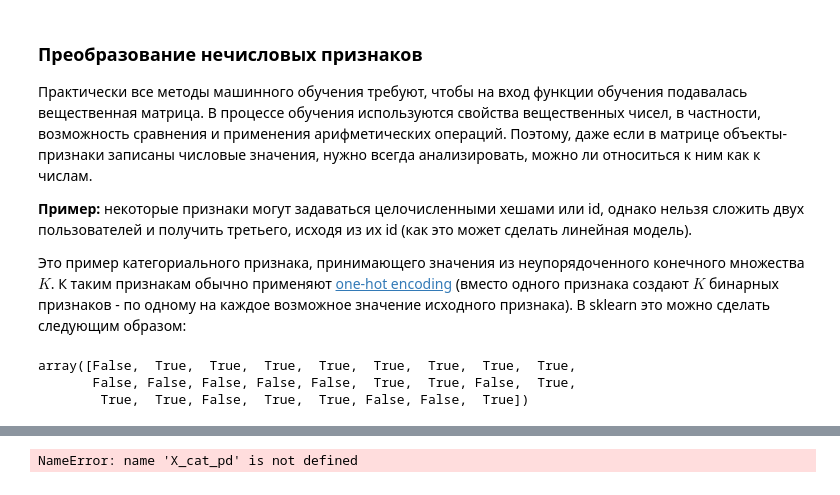
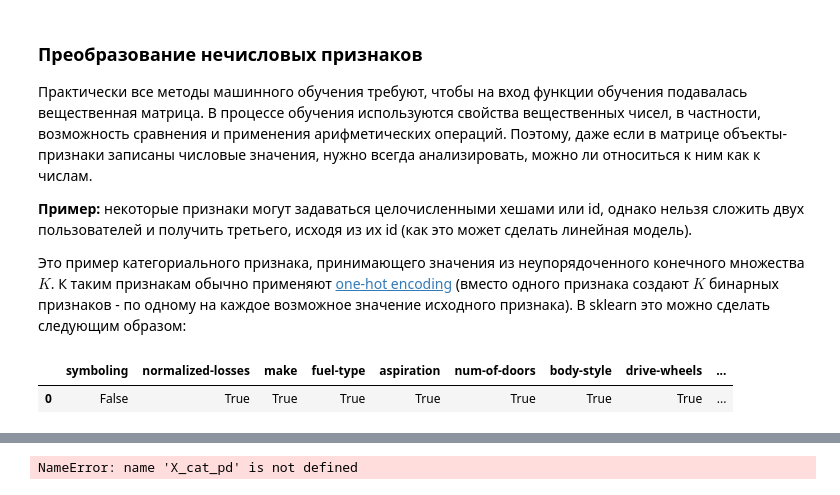
Before and after one commit to vbaryshev4/Data_Science, a Jupyter notebook: hw03/task3.ipynb, the cells around one changed output, grey strips where cells are left out. Saved outputs shown, nothing was run; the diff lists cells and outputs as text; code cells hidden in the pictures.

```diff
--- a/hw03/task3.ipynb
+++ b/hw03/task3.ipynb
@@ -33,8 +33,9 @@ __Пример:__ некоторые признаки могут задават
 # %%
 # для удобства работы с нашим датасетом создаем маску, указывающую на столбцы с категориальными признаками
 cat_features_mask = (X_raw.dtypes == "object").values # категориальные признаки имеют тип "object"
-cat_features_mask
+categorical_mask = pd.DataFrame(cat_features_mask).T # Транспонируем значения с вертикального на горизонтальное
+categorical_mask.columns=X_raw.columns # Добавляем заголовки из X_raw для удобства чтения
+categorical_mask
 # %% [output]
-array([False,  True,  True,  True,  True,  True,  True,  True,  True,
-       False, False, False, False, False,  True,  True, False,  True,
-        True,  True, False,  True,  True, False, False,  True])
+|  | symboling | normalized-losses | make | fuel-type | aspiration | num-of-doors | body-style | drive-wheels | ... |
+| 0 | False | True | True | True | True | True | True | True | ... |
```
Also changed, not shown: parts of 17 cells of this notebook, 2 other files.
